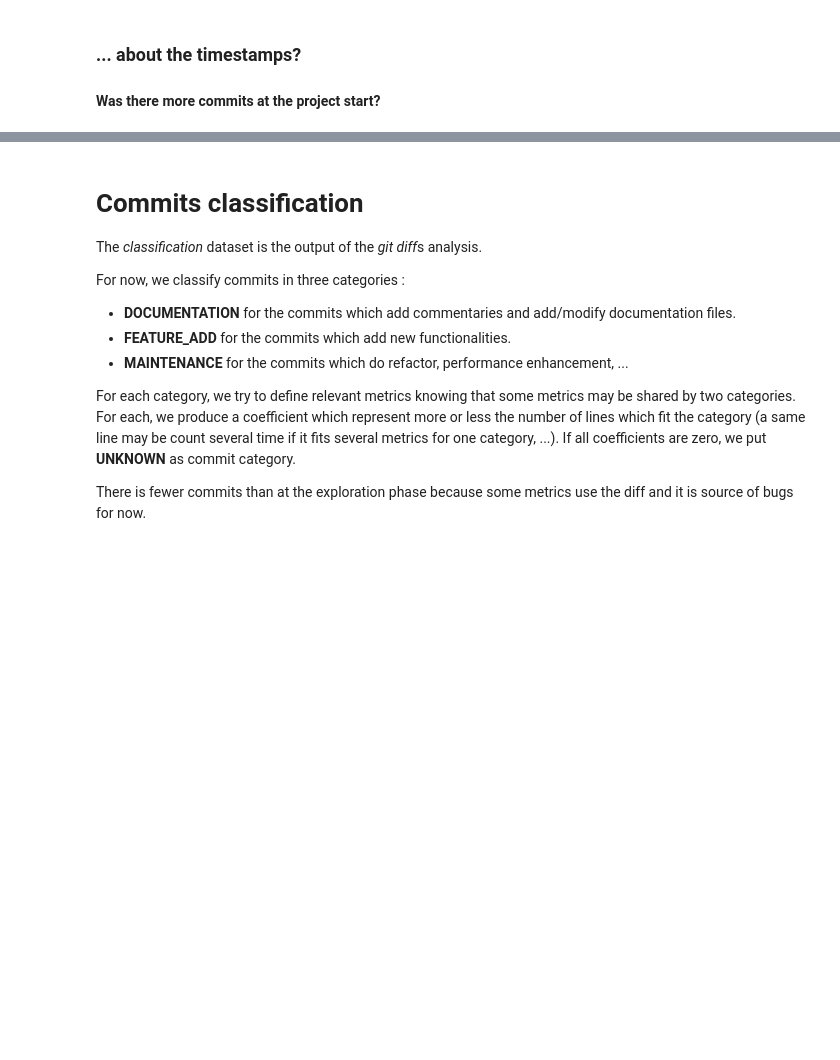
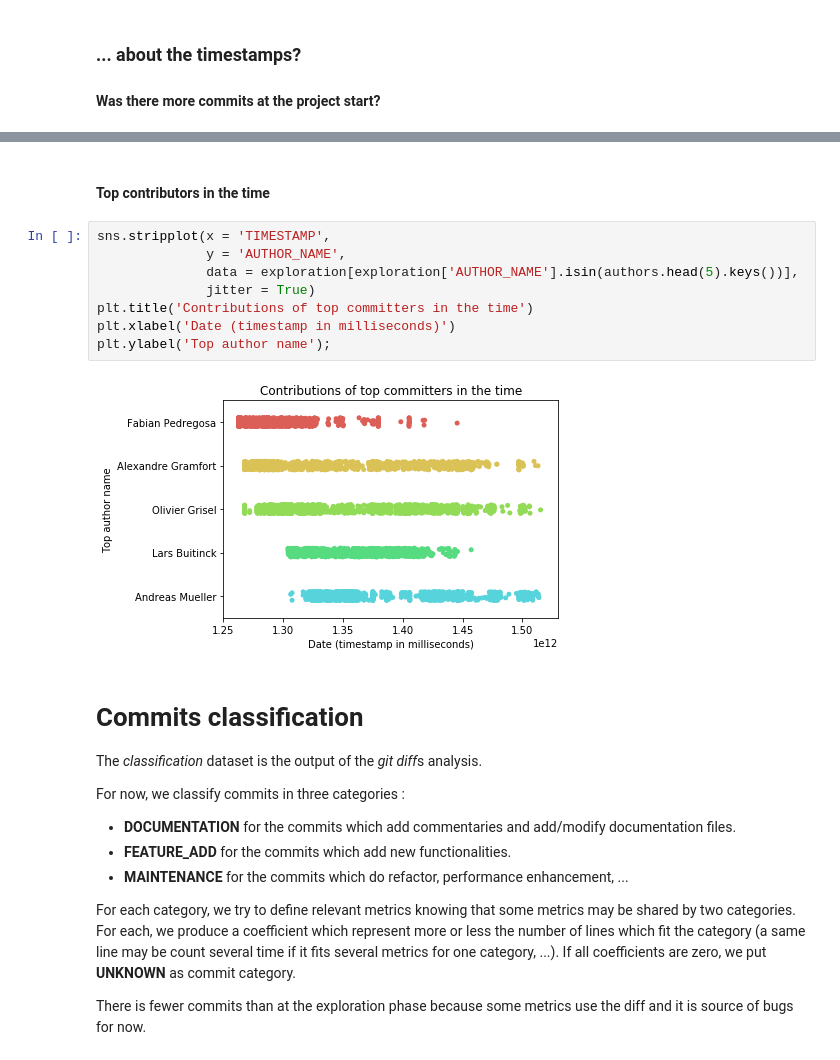
Before and after one commit to AntoineAube/commit-classification, a Jupyter notebook: study-report.ipynb, the cells around one changed output, grey strips where cells are left out. Saved outputs shown, nothing was run; the diff lists cells and outputs as text; blank space fills up the shorter version.

```diff
--- a/Commit classification.ipynb
+++ b/study-report.ipynb
@@ -123,3 +126,15 @@ sns.distplot(exploration['TIMESTAMP'])
+# %% [markdown]
+#### Top contributors in the time
+# %%
+sns.stripplot(x = 'TIMESTAMP',
+              y = 'AUTHOR_NAME',
+              data = exploration[exploration['AUTHOR_NAME'].isin(authors.head(5).keys())],
+              jitter = True)
+plt.title('Contributions of top committers in the time')
+plt.xlabel('Date (timestamp in milliseconds)')
+plt.ylabel('Top author name');
+# %% [output]
+[figure, added]
 # %% [markdown]
 # Commits classification
 
```
Also changed, not shown: parts of 2 cells of this notebook, 22 other files.
